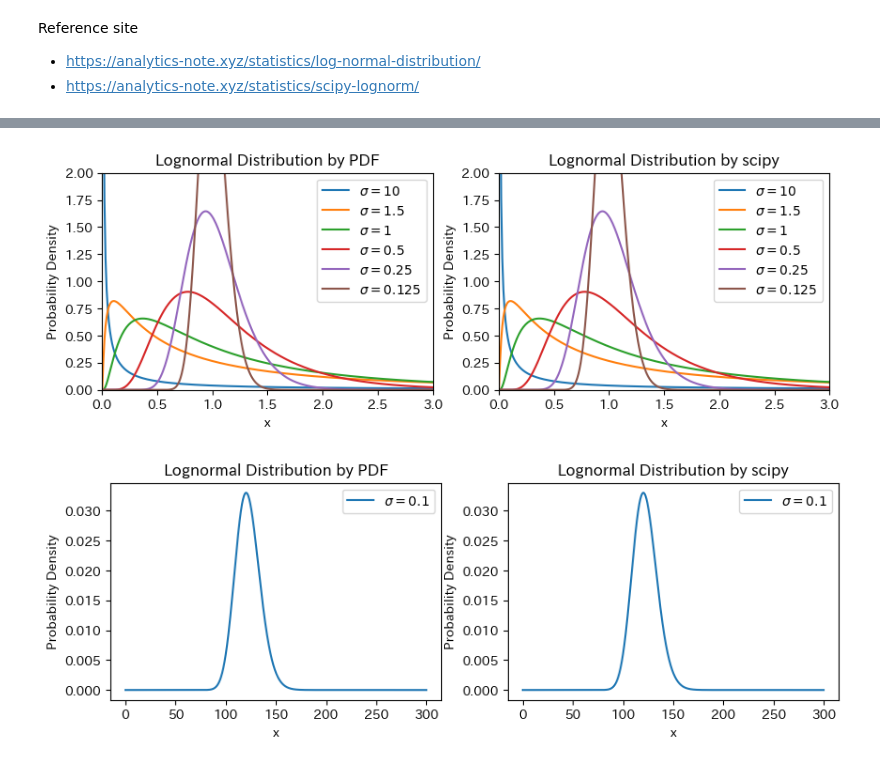
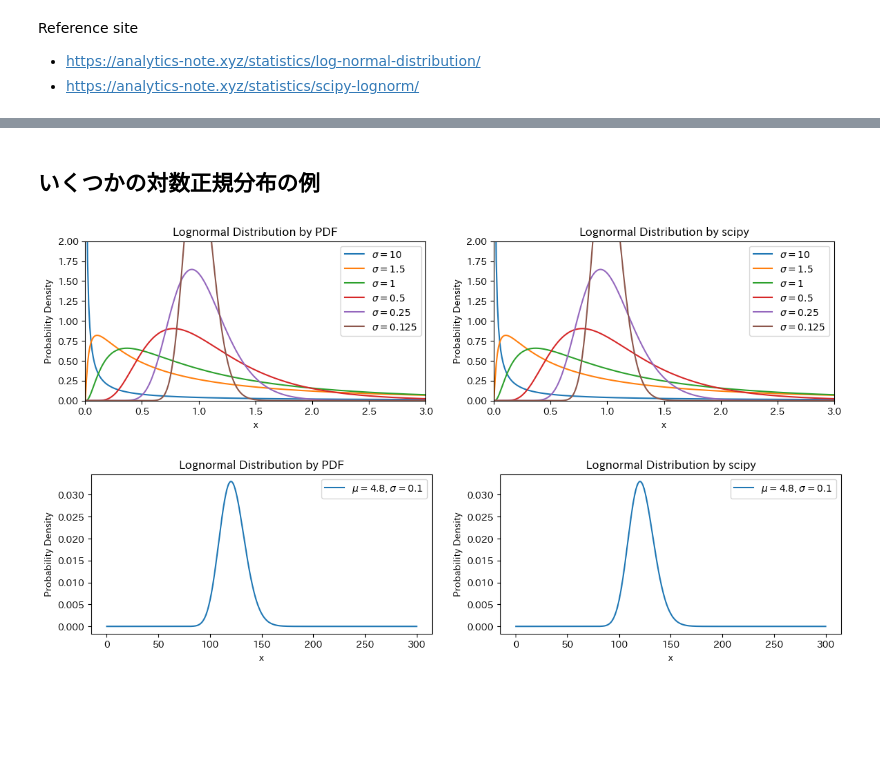
Before and after one commit to akmiccom/statistics, a Jupyter notebook: logNorm/test.ipynb, the cells around one changed output, grey strips where cells are left out. Cells and saved outputs as stored; diff of their text form; code cells hidden in the pictures; blank space fills up the shorter version.

```diff
--- a/logNorm/test.ipynb
+++ b/logNorm/test.ipynb
@@ -85,6 +47,8 @@ plt.show()
+# %% [markdown]
+## いくつかの対数正規分布の例
 # %%
 # グラフセッティング
-fig, axs = plt.subplots(1, 2, figsize=(10, 3))
+fig, axs = plt.subplots(1, 2, figsize=(14, 3))
 axs[0].set_xlim(0, 3)
 axs[0].set_ylim(0, 2)
 axs[0].set_xlabel('x')
@@ -96,37 +60,37 @@ axs[1].set_ylim(0, 2)
 axs[1].set_xlabel('x')
 axs[1].set_ylabel('Probability Density')
 axs[1].set_title('Lognormal Distribution by scipy')
 
 def lognorm_pdf(x):
     '''対数正規分布の確率密度関数を定義'''
     return 1 / (x * sigma * np.sqrt(2 * np.pi)) * np.exp(-(np.log(x) - mu)**2 / (2 * sigma**2))
 
 # グラフの作成
 mu = 0
 x = np.linspace(0.001, 10, 1000)
     # 確率密度関数により作成
 for sigma in [10, 1.5, 1, 1/2, 1/4, 1/8]:
     pdf_values = lognorm_pdf(x)
     axs[0].plot(x, pdf_values, label=f'$\sigma={sigma}$')
 
     # scipy により作成
     # 対数正規分布のパラメータを計算
     s = sigma
     scale = np.exp(mu)
     # 対数正規分布を生成
     lognorm_dist = lognorm(s=s, loc=0, scale=scale)
     # 確率密度関数を描画
     pdf_values = lognorm_dist.pdf(x)
     axs[1].plot(x, pdf_values, label=f'$\sigma={sigma}$')
 
 axs[0].legend()
 axs[1].legend()
 plt.show()
 # %% [output]
-[figure, old version]
+[figure, new version]
 # %%
 # グラフセッティング
-fig, axs = plt.subplots(1, 2, figsize=(10, 3))
+fig, axs = plt.subplots(1, 2, figsize=(14, 3))
 # axs[0].set_xlim(0, 3)
 # axs[0].set_ylim(0, 2)
 axs[0].set_xlabel('x')
@@ -149,7 +113,7 @@ x = np.linspace(0.001, 300, 1000)
     # 確率密度関数により作成
 for sigma in [0.1]:
     pdf_values = lognorm_pdf(x)
-    axs[0].plot(x, pdf_values, label=f'$\sigma={sigma}$')
+    axs[0].plot(x, pdf_values, label=f'$\mu={mu}, \sigma={sigma}$')
 
     # scipy により作成
     # 対数正規分布のパラメータを計算
@@ -159,10 +123,10 @@ for sigma in [0.1]:
     lognorm_dist = lognorm(s=s, loc=0, scale=scale)
     # 確率密度関数を描画
     pdf_values = lognorm_dist.pdf(x)
-    axs[1].plot(x, pdf_values, label=f'$\sigma={sigma}$')
+    axs[1].plot(x, pdf_values, label=f'$\mu={mu}, \sigma={sigma}$')
 
 axs[0].legend()
 axs[1].legend()
 plt.show()
 # %% [output]
-[figure, old version]
+[figure, new version]
```
Also changed, not shown: parts of 21 cells of this notebook.
